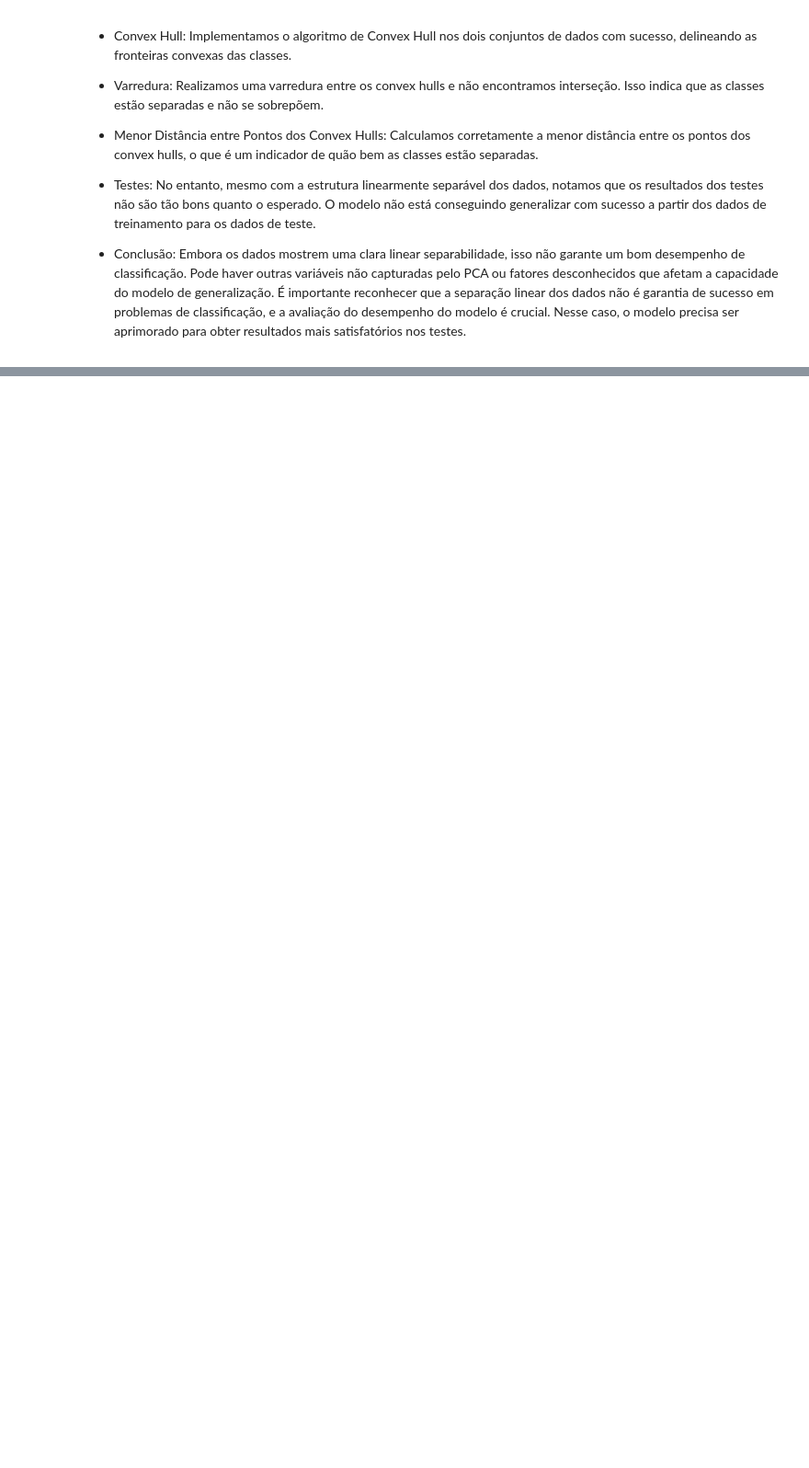
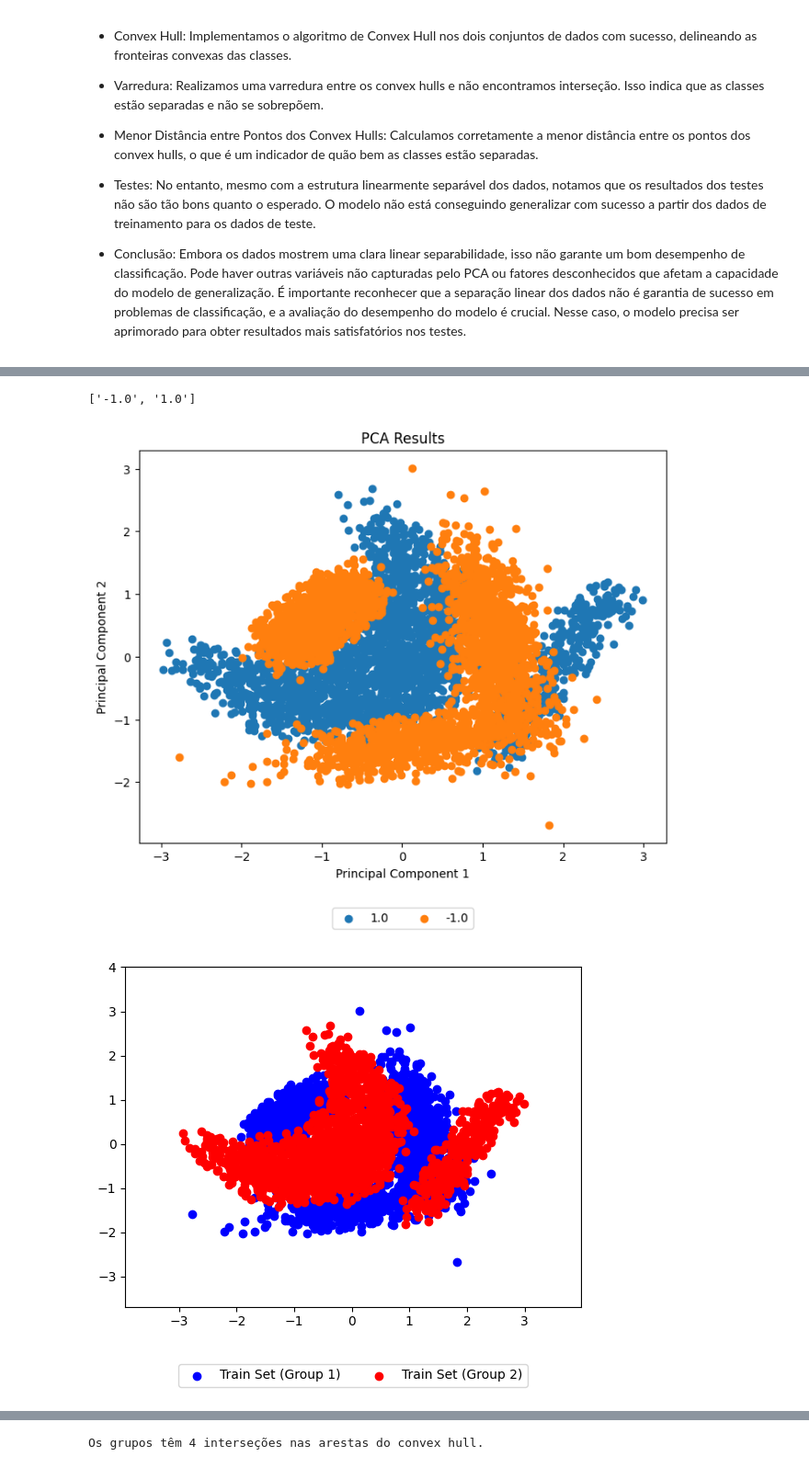
Before and after one commit to LeoOMaia/ALG-2, a Jupyter notebook: trabson.ipynb, the cells around one changed output, grey strips where cells are left out. Shown at 92% size. Cells and saved outputs as stored; diff of their text form; code cells hidden in the pictures; blank space fills up the shorter version.

```diff
--- a/trabson.ipynb
+++ b/trabson.ipynb
@@ -490,0 +501,6 @@ F1: 0.7000000000000001
+# %%
+analisa_dataset("banana.dat")
+# %% [output]
+['-1.0', '1.0']
+[figure, added]
+[figure, added]
@@ -490,0 +508 @@ F1: 0.7000000000000001
+Os grupos têm 4 interseções nas arestas do convex hull.
```
Also changed, not shown: parts of 13 cells of this notebook.
